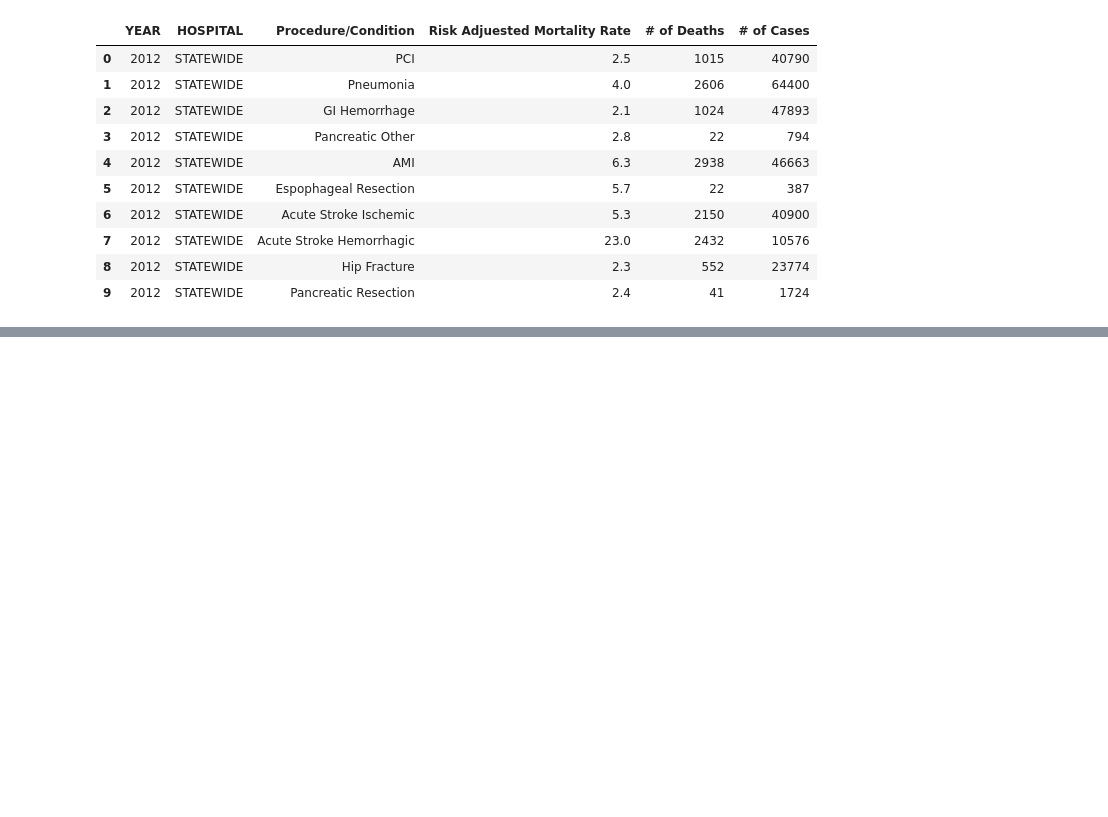
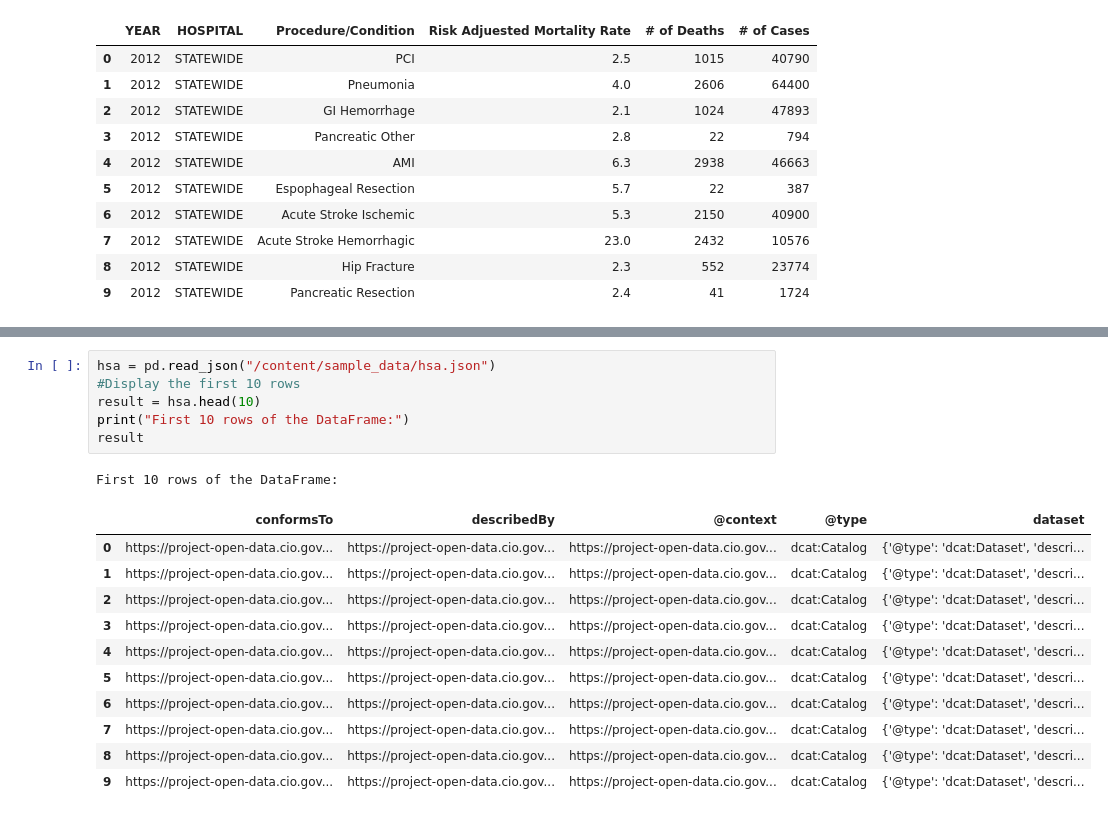
Before and after one commit to jas-tang/datasci_1_loading, a Jupyter notebook: HHA507.ipynb, the cells around one changed output, grey strips where cells are left out. Saved outputs shown, nothing was run; the diff lists cells and outputs as text; blank space fills up the shorter version.

Commit message:
Updated some json files, need to fix

```diff
--- a/HHA507.ipynb
+++ b/HHA507.ipynb
@@ -105,0 +145,19 @@ First 10 rows of the DataFrame:
+# %%
+hsa = pd.read_json("/content/sample_data/hsa.json")
+#Display the first 10 rows
+result = hsa.head(10)
+print("First 10 rows of the DataFrame:")
+result
+# %% [output]
+First 10 rows of the DataFrame:
+|  | conformsTo | describedBy | @context | @type | dataset |
+| 0 | https://project-open-data.cio.gov... | https://project-open-data.cio.gov... | https://project-open-data.cio.gov... | dcat:Catalog | {'@type': 'dcat:Dataset', 'descri... |
+| 1 | https://project-open-data.cio.gov... | https://project-open-data.cio.gov... | https://project-open-data.cio.gov... | dcat:Catalog | {'@type': 'dcat:Dataset', 'descri... |
+| 2 | https://project-open-data.cio.gov... | https://project-open-data.cio.gov... | https://project-open-data.cio.gov... | dcat:Catalog | {'@type': 'dcat:Dataset', 'descri... |
+| 3 | https://project-open-data.cio.gov... | https://project-open-data.cio.gov... | https://project-open-data.cio.gov... | dcat:Catalog | {'@type': 'dcat:Dataset', 'descri... |
+| 4 | https://project-open-data.cio.gov... | https://project-open-data.cio.gov... | https://project-open-data.cio.gov... | dcat:Catalog | {'@type': 'dcat:Dataset', 'descri... |
+| 5 | https://project-open-data.cio.gov... | https://project-open-data.cio.gov... | https://project-open-data.cio.gov... | dcat:Catalog | {'@type': 'dcat:Dataset', 'descri... |
+| 6 | https://project-open-data.cio.gov... | https://project-open-data.cio.gov... | https://project-open-data.cio.gov... | dcat:Catalog | {'@type': 'dcat:Dataset', 'descri... |
+| 7 | https://project-open-data.cio.gov... | https://project-open-data.cio.gov... | https://project-open-data.cio.gov... | dcat:Catalog | {'@type': 'dcat:Dataset', 'descri... |
+| 8 | https://project-open-data.cio.gov... | https://project-open-data.cio.gov... | https://project-open-data.cio.gov... | dcat:Catalog | {'@type': 'dcat:Dataset', 'descri... |
+| 9 | https://project-open-data.cio.gov... | https://project-open-data.cio.gov... | https://project-open-data.cio.gov... | dcat:Catalog | {'@type': 'dcat:Dataset', 'descri... |
```
Also changed, not shown: parts of 3 cells of this notebook.
